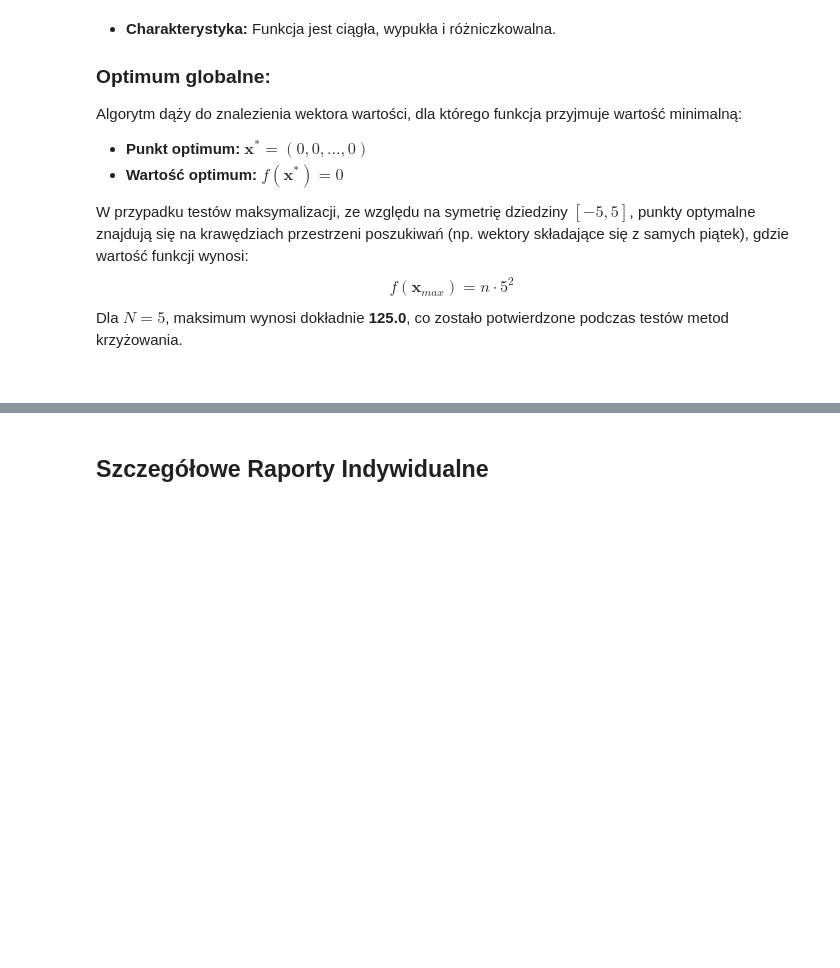
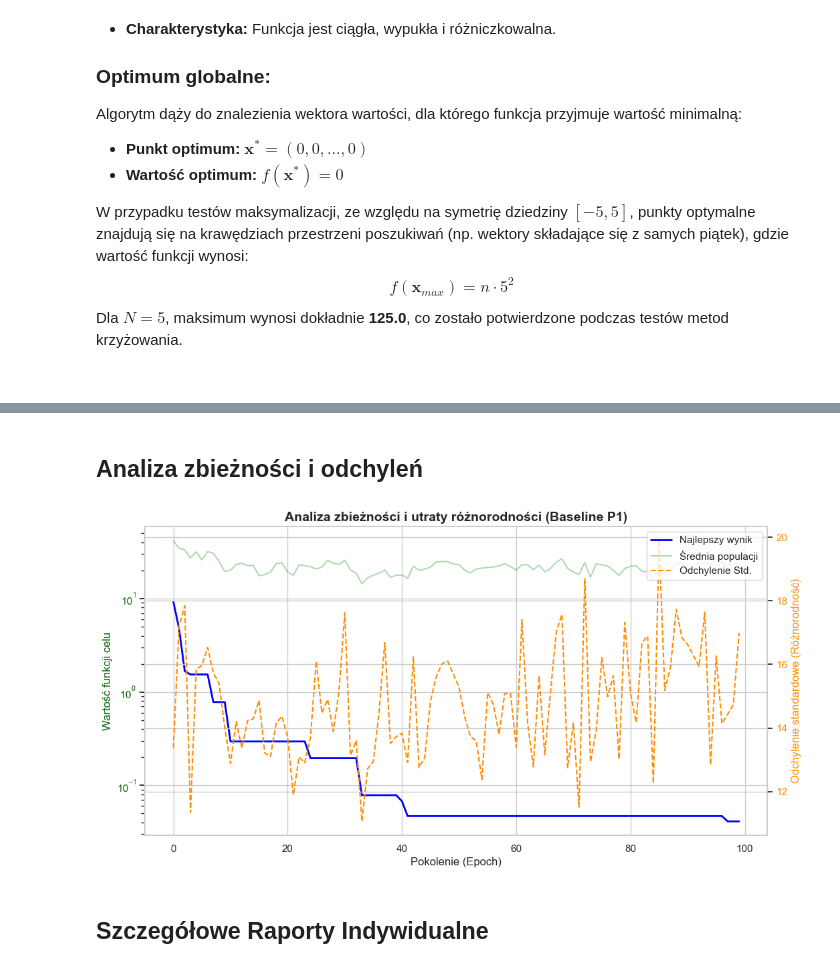
Before and after one commit to awramik/genetic_algorithm_project, a Jupyter notebook: Sprawozdanie_AlgorytmGenetyczny.ipynb, the cells around one changed output, grey strips where cells are left out. Cells and saved outputs as stored; diff of their text form; code cells hidden in the pictures; blank space fills up the shorter version.

```diff
--- a/Sprawozdanie_AlgorytmGenetyczny.ipynb
+++ b/Sprawozdanie_AlgorytmGenetyczny.ipynb
@@ -172,3 +222,35 @@ plt.show()
+# %% [markdown]
+## Analiza zbieżności i odchyleń
+# %%
+baseline_pattern = os.path.join(LOGS_DIR, "Baseline_Test_Binary_*_history.csv")
+files = glob.glob(baseline_pattern)
+
+if files:
+    df_hist = pd.read_csv(files[0])
+
+    fig, ax1 = plt.subplots(figsize=(12, 6))
+
+    # Zbieżność (Fitness)
+    ax1.set_xlabel('Pokolenie (Epoch)')
+    ax1.set_ylabel('Wartość funkcji celu', color='darkgreen')
+    ax1.plot(df_hist['epoch'], df_hist['best_value'], label='Najlepszy wynik', color='blue', linewidth=2)
+    ax1.plot(df_hist['epoch'], df_hist['average_value'], label='Średnia populacji', color='green', alpha=0.3)
+    ax1.tick_params(axis='y', labelcolor='darkgreen')
+    ax1.set_yscale('log')
+
+    # Różnorodność (Odchylenie Standardowe)
+    ax2 = ax1.twinx()
+    ax2.set_ylabel('Odchylenie standardowe (Różnorodność)', color='darkorange')
+    ax2.plot(df_hist['epoch'], df_hist['std_value'], label='Odchylenie Std.', color='darkorange', linestyle='--')
+    ax2.tick_params(axis='y', labelcolor='darkorange')
+
+    plt.title('Analiza zbieżności i utraty różnorodności (Baseline P1)', fontsize=14, fontweight='bold')
+    fig.legend(loc="upper right", bbox_to_anchor=(1,1), bbox_transform=ax1.transAxes)
+    plt.show()
+else:
+    print("❌ Nie znaleziono pliku Baseline_Test dla P1. Upewnij się, że nazwa eksperymentu jest poprawna.")
+# %% [output]
+[figure, added]
 # %% [markdown]
 
 ## Szczegółowe Raporty Indywidualne
```
Also changed, not shown: parts of 16 cells of this notebook, 1 other file.
